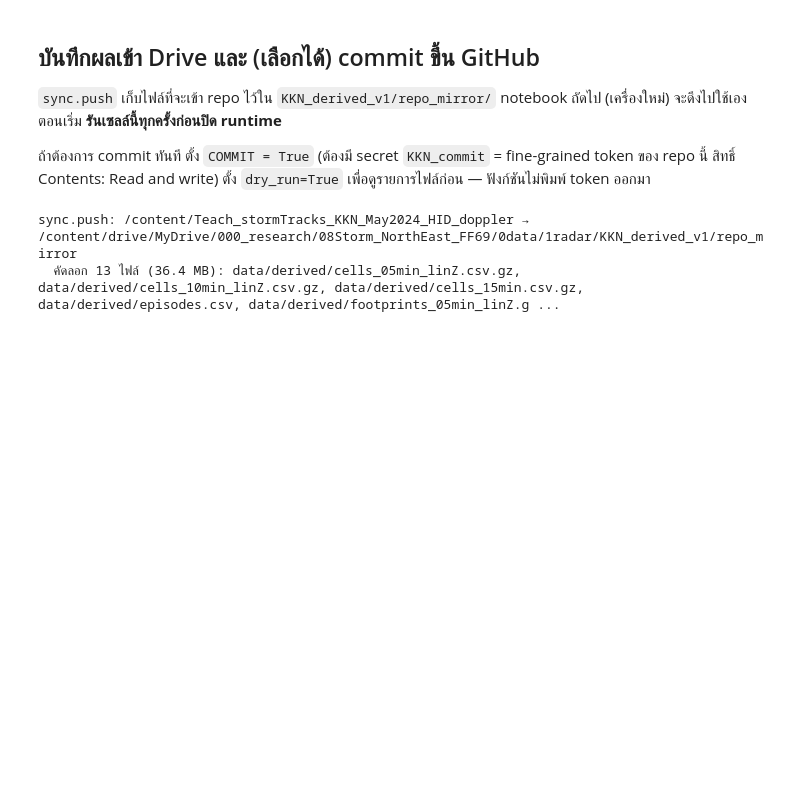
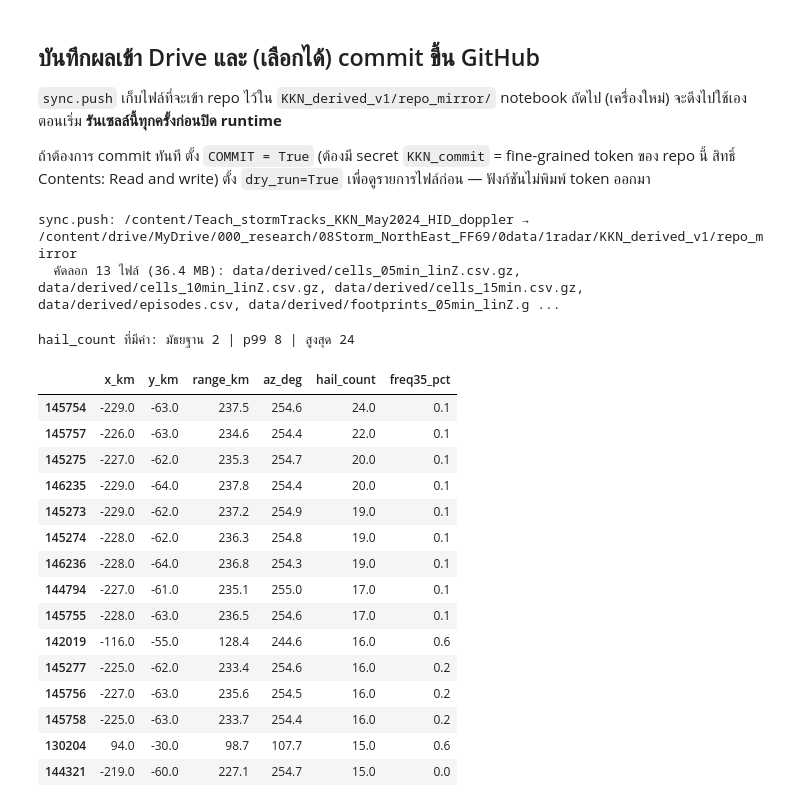
Before and after one commit to nattaponm/Teach_stormTracks_KKN_May2024_HID_doppler, a Jupyter notebook: prep/P3_tracking_month.ipynb, the cells around one changed output. Cells and saved outputs as stored; diff of their text form; code cells hidden in the pictures; blank space fills up the shorter version.

```diff
--- a/prep/P3_tracking_month.ipynb
+++ b/prep/P3_tracking_month.ipynb
@@ -341,3 +341,30 @@ if COMMIT:
 # %% [output]
 sync.push: /content/Teach_stormTracks_KKN_May2024_HID_doppler → /content/drive/MyDrive/000_research/08Storm_NorthEast_FF69/0data/1radar/KKN_derived_v1/repo_mirror
   คัดลอก 13 ไฟล์ (36.4 MB): data/derived/cells_05min_linZ.csv.gz, data/derived/cells_10min_linZ.csv.gz, data/derived/cells_15min.csv.gz, data/derived/episodes.csv, data/derived/footprints_05min_linZ.g ...
+# %%
+MS = xr.open_dataset(DER / "monthly_summary_1km.nc")
+h, f35 = MS["hail_col_count"].values, MS["freq_ge35_pct"].values
+X, Y = np.meshgrid(MS["x"].values / 1e3, MS["y"].values / 1e3)
+top = pd.DataFrame({"x_km": X.ravel(), "y_km": Y.ravel(), "range_km": np.hypot(X, Y).ravel(),
+                    "az_deg": (np.degrees(np.arctan2(X, Y)) % 360).ravel(),
+                    "hail_count": h.ravel(), "freq35_pct": f35.ravel()}).dropna().nlargest(15, "hail_count")
+print(f"hail_count ที่มีค่า: มัธยฐาน {np.nanmedian(h[h > 0]):.0f} | p99 {np.nanpercentile(h[h > 0], 99):.0f} | สูงสุด {np.nanmax(h):.0f}")
+top.round(1)
+# %% [output]
+hail_count ที่มีค่า: มัธยฐาน 2 | p99 8 | สูงสุด 24
+|  | x_km | y_km | range_km | az_deg | hail_count | freq35_pct |
+| 145754 | -229.0 | -63.0 | 237.5 | 254.6 | 24.0 | 0.1 |
+| 145757 | -226.0 | -63.0 | 234.6 | 254.4 | 22.0 | 0.1 |
+| 145275 | -227.0 | -62.0 | 235.3 | 254.7 | 20.0 | 0.1 |
+| 146235 | -229.0 | -64.0 | 237.8 | 254.4 | 20.0 | 0.1 |
+| 145273 | -229.0 | -62.0 | 237.2 | 254.9 | 19.0 | 0.1 |
+| 145274 | -228.0 | -62.0 | 236.3 | 254.8 | 19.0 | 0.1 |
+| 146236 | -228.0 | -64.0 | 236.8 | 254.3 | 19.0 | 0.1 |
+| 144794 | -227.0 | -61.0 | 235.1 | 255.0 | 17.0 | 0.1 |
+| 145755 | -228.0 | -63.0 | 236.5 | 254.6 | 17.0 | 0.1 |
+| 142019 | -116.0 | -55.0 | 128.4 | 244.6 | 16.0 | 0.6 |
+| 145277 | -225.0 | -62.0 | 233.4 | 254.6 | 16.0 | 0.2 |
+| 145756 | -227.0 | -63.0 | 235.6 | 254.5 | 16.0 | 0.2 |
+| 145758 | -225.0 | -63.0 | 233.7 | 254.4 | 16.0 | 0.2 |
+| 130204 | 94.0 | -30.0 | 98.7 | 107.7 | 15.0 | 0.6 |
+| 144321 | -219.0 | -60.0 | 227.1 | 254.7 | 15.0 | 0.0 |
```
